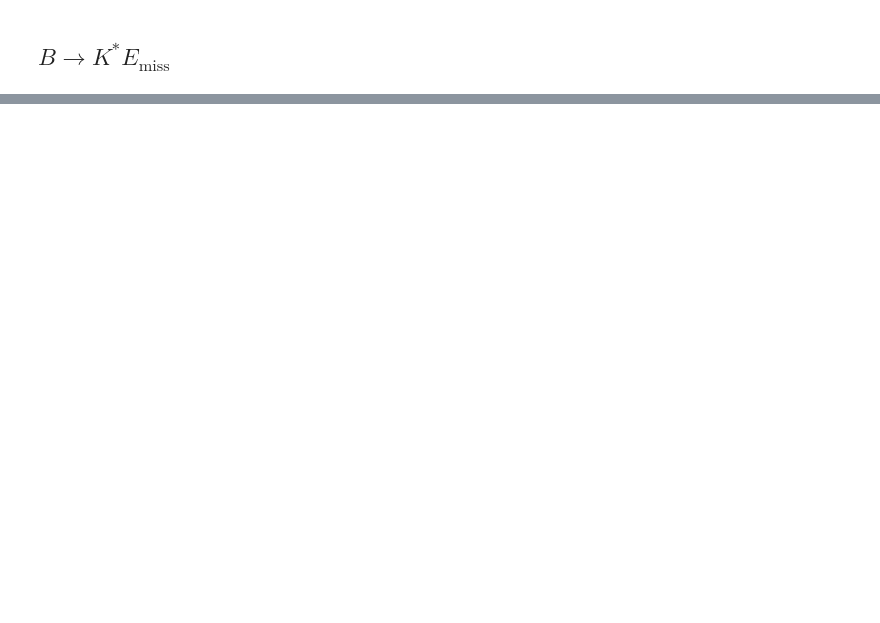
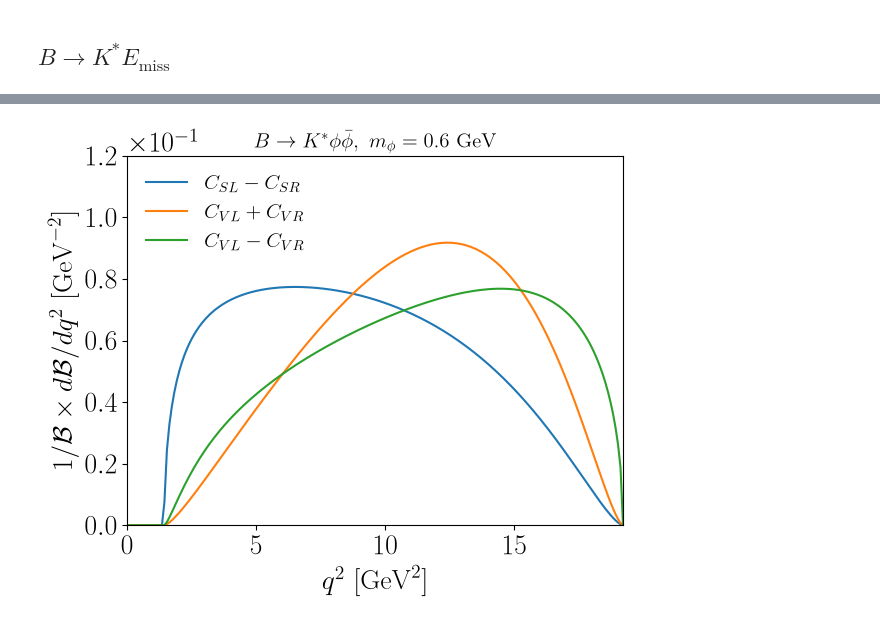
Before and after one commit to PatrickBolton/bk-invisible-fits, a Jupyter notebook: notebooks/01_BR_plots.ipynb, the cells around one changed output, grey strips where cells are left out. Drawn from its saved outputs; the diff is of its cells as text; code cells hidden in the pictures; blank space fills up the shorter version.

```diff
--- a/notebooks/01_BR_plots.ipynb
+++ b/notebooks/01_BR_plots.ipynb
@@ -19,3 +15,22 @@ SAVE_DIR = PLOTS_DIR / "branching_fractions"
 setup_style()
+# %%
+def plot_spectra(models, row, ylim, title, file, ncol = 1):
+    """Normalised q^2 spectra 1/B dB/dq^2 of each labelled model, for the K (row = K) or K* (row = KS) mode."""
+    qsq_max = (mB - (mK if row == K else mKs))**2
+    qsq_vals = np.linspace(1e-3, qsq_max, 200)
+
+    fig, axes = plt.subplots(nrows = 1, ncols = 1)
+    for label, model in models.items():
+        BR = quad(lambda qsq: model.dBdqsq(qsq)[row], 0.0001, qsq_max)[0]
+        axes.plot(qsq_vals, model.dBdqsq(qsq_vals)[row] / BR, label = label)
+
+    axes.set_xlim(0, qsq_max)
+    axes.set_ylim(*ylim)
+    plt.ticklabel_format(style = 'sci', axis = 'y', scilimits = (0, 0))
+    axes.set_xlabel(r'$q^2 ~[\mathrm{GeV}^2]$')
+    axes.set_ylabel(r'$1/\mathcal{B} \times d\mathcal{B}/dq^2 ~[\mathrm{GeV}^{-2}]$')
+    axes.legend(loc = 'upper left', fontsize = 15, frameon = False, ncol = ncol)
+    plt.title(title, fontsize = 15)
+    plt.savefig(SAVE_DIR / file, bbox_inches = 'tight')
 # %% [markdown]
 ## $B\to K E_{\mathrm{miss}}$
@@ -166,0 +37,8 @@ plt.savefig(SAVE_DIR / "BtoK_3body_spin32.pdf", bbox_inches='tight')
+# %%
+m = 0.6   # mass of the invisible particles [GeV]
+
+plot_spectra({
+    r'$C_{\rm SL} + C_{\rm SR}$': Model("phiphi", m, CSL = 1., CSR = 1.),
+    r'$C_{\rm VL} + C_{\rm VR}$': Model("phiphi", m, CVL = 1., CVR = 1.),
+}, K, ylim = (0, 0.09), title = r'$B\to K \phi\bar{\phi}, ~ m_\phi = %1.1f~\mathrm{GeV}$' % m,
+   file = "BtoK_3body_scalar.pdf")
@@ -245,0 +84,9 @@ plt.savefig(SAVE_DIR / "BtoKs_3body_fermion.pdf", bbox_inches='tight')
+# %%
+plot_spectra({
+    r'$C_{SL} - C_{SR}$': Model("phiphi", m, CSL = 1., CSR = -1.),
+    r'$C_{VL} + C_{VR}$': Model("phiphi", m, CVL = 1., CVR = 1.),
+    r'$C_{VL} - C_{VR}$': Model("phiphi", m, CVL = 1., CVR = -1.),
+}, KS, ylim = (0, 0.12), title = r'$B\to K^* \phi\bar{\phi},~m_\phi = %1.1f~\mathrm{GeV}$' % m,
+   file = "BtoKs_3body_scalar.pdf")
+# %% [output]
+[figure, added]
```
Also changed, not shown: parts of 12 cells of this notebook, 6 other files.
